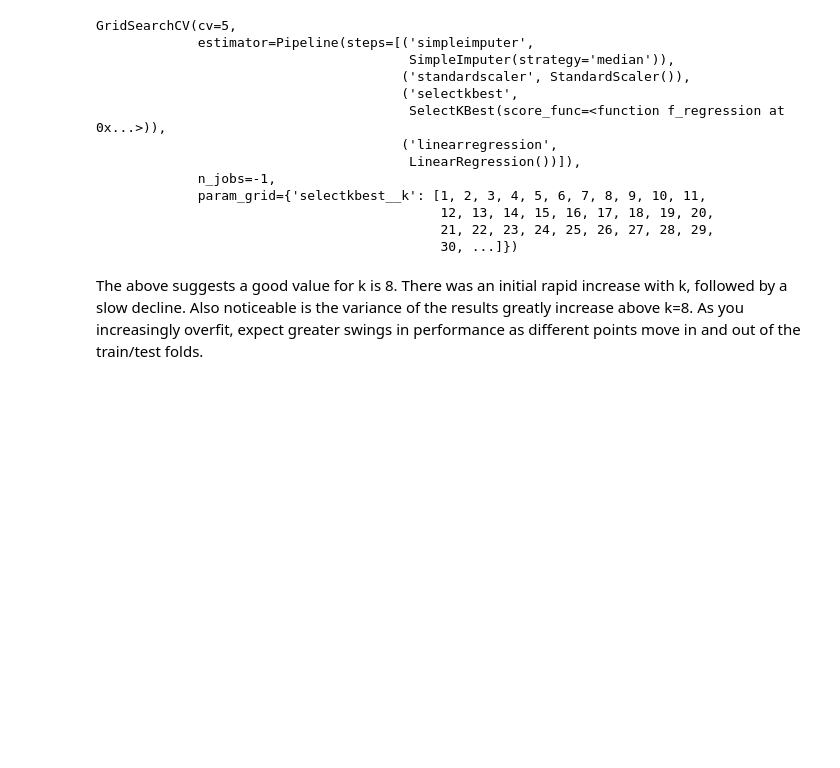
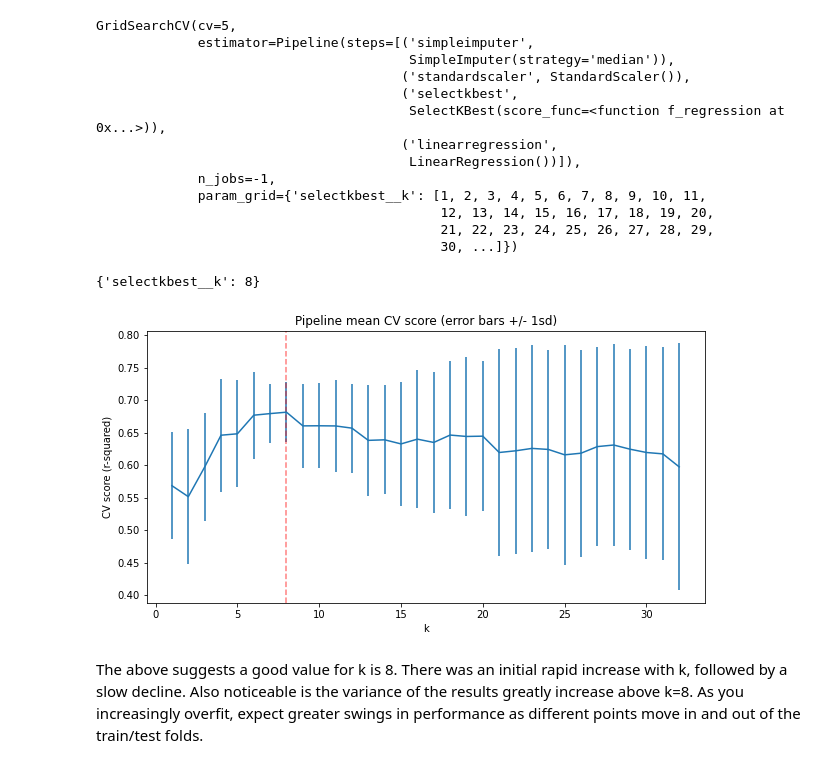
Before and after one commit to Hillary577/DataScienceGuidedCapstone, a Jupyter notebook: Notebooks/HL_04_preprocessing_and_training.ipynb, the cells around one changed output. Drawn from its saved outputs; the diff is of its cells as text; code cells hidden in the pictures; blank space fills up the shorter version.

```diff
--- a/Notebooks/HL_04_preprocessing_and_training.ipynb
+++ b/Notebooks/HL_04_preprocessing_and_training.ipynb
@@ -762,7 +762,7 @@ This has made things worse! Clearly selecting a subset of features has an impact
 pipe15 = make_pipeline(
     SimpleImputer(strategy='median'),
     StandardScaler(),
-    ___(___, k=___),
+    SelectKBest(f_regression, k=15),
     LinearRegression()
 )
 # %% [markdown]
@@ -866,17 +868,21 @@ cv_k = [k for k in lr_grid_cv.cv_results_['param_selectkbest__k']]
 # %%
 #Code task 19#
 #Print the `best_params_` attribute of `lr_grid_cv`
-lr_grid_cv.___
+lr_grid_cv.best_params_
+# %% [output]
+{'selectkbest__k': 8}
 # %%
 #Code task 20#
 #Assign the value of k from the above dict of `best_params_` and assign it to `best_k`
-___ = lr_grid_cv.___['selectkbest__k']
+best_k = lr_grid_cv.best_params_['selectkbest__k']
 plt.subplots(figsize=(10, 5))
 plt.errorbar(cv_k, score_mean, yerr=score_std)
 plt.axvline(x=best_k, c='r', ls='--', alpha=.5)
 plt.xlabel('k')
 plt.ylabel('CV score (r-squared)')
 plt.title('Pipeline mean CV score (error bars +/- 1sd)');
+# %% [output]
+[figure, added]
 # %% [markdown]
 The above suggests a good value for k is 8. There was an initial rapid increase with k, followed by a slow decline. Also noticeable is the variance of the results greatly increase above k=8. As you increasingly overfit, expect greater swings in performance as different points move in and out of the train/test folds.
 # %% [markdown]
```
Also changed, not shown: parts of 5 cells of this notebook.
